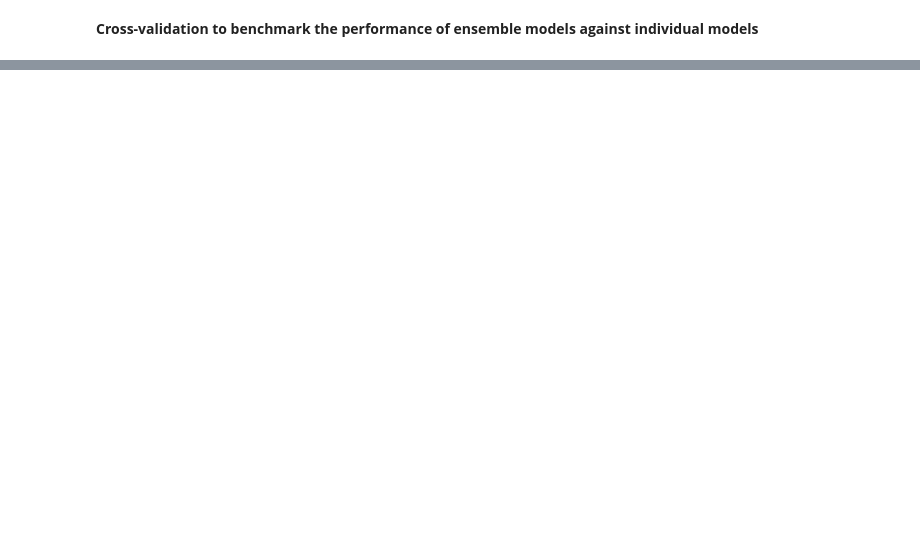
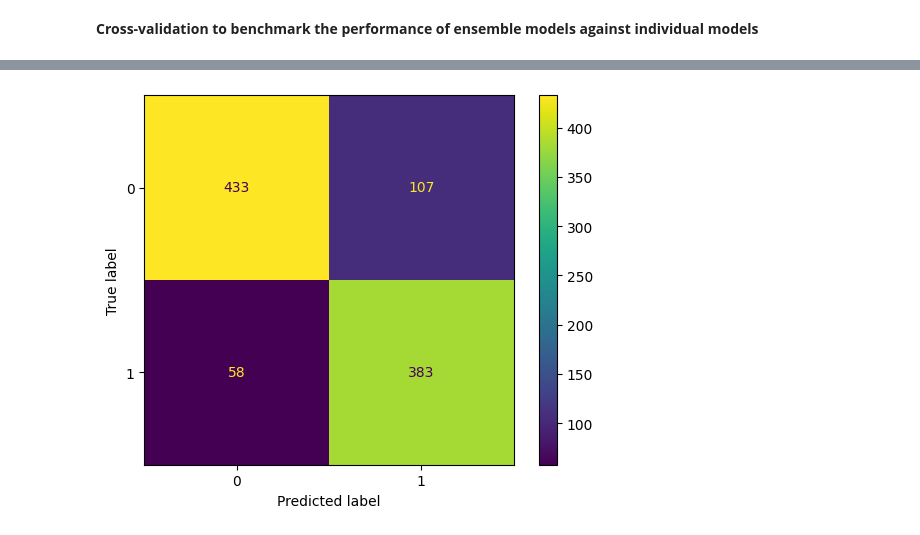
Before and after one commit to MorganChidley/Final-Year-Project, a Jupyter notebook: ml_model.ipynb, the cells around one changed output, grey strips where cells are left out. Drawn from its saved outputs; the diff is of its cells as text; code cells hidden in the pictures; blank space fills up the shorter version.

```diff
--- a/ml_model.ipynb
+++ b/ml_model.ipynb
@@ -988,18 +1019,18 @@ Cross-Validation Benchmarking Complete!
 # %%
+# Final Evaluation on Test Set
+
 import pandas as pd
-import numpy as np
-import matplotlib.pyplot as plt
-from sklearn.model_selection import train_test_split, cross_val_score, KFold
-from sklearn.preprocessing import StandardScaler
-from sklearn.linear_model import LogisticRegression
-from sklearn.tree import DecisionTreeClassifier
-from sklearn.ensemble import RandomForestClassifier, StackingClassifier
+from sklearn.ensemble import StackingClassifier, RandomForestClassifier
 from sklearn.svm import SVC
 from sklearn.neural_network import MLPClassifier
-import xgboost as xgb
-import lightgbm as lgb
+from sklearn.linear_model import LogisticRegression
 from sklearn.pipeline import Pipeline
-from sklearn.metrics import classification_report, confusion_matrix, accuracy_score
+from sklearn.preprocessing import StandardScaler
+from sklearn.model_selection import train_test_split
+from sklearn.metrics import (classification_report, confusion_matrix,
+                             ConfusionMatrixDisplay, roc_curve, auc,
+                             RocCurveDisplay, precision_recall_curve,
+                             PrecisionRecallDisplay)
 
 # Load Dataset
 data = pd.read_csv("final_dataset_1.csv")
@@ -1014,67 +1045,42 @@ y = data['ClassLabel']  # Target variable
 # Handle missing values (fill with median)
 X.fillna(X.median(), inplace=True)
 
-# Feature Scaling
-scaler = StandardScaler()
-X_scaled = scaler.fit_transform(X)
+# Split unseen test set
+X_train_val, X_test, y_train_val, y_test = train_test_split(
+    X, y, test_size=0.2, random_state=42, stratify=y
+)
 
-# Split data into training and test sets
-X_train, X_val, y_train, y_val = train_test_split(X_scaled, y, test_size=0.2, random_state=42)
-
-# Define individual models
-individual_models = {
-    "Random Forest": RandomForestClassifier(n_estimators=100, max_depth=20, min_samples_split=2),  # Updated parameters
-    "SVM": Pipeline([
-        ('scaler', StandardScaler()),
-        ('model', SVC(C=10, kernel='rbf', probability=True))  # Updated parameters
-    ]),
-    "MLP": Pipeline([
-        ('scaler', StandardScaler()),
-        ('model', MLPClassifier(hidden_layer_sizes=(100,), activation='relu', alpha=0.01, solver='adam', max_iter=500))  # Updated parameters
-    ])
-}
-
-# Define ensemble models
+# Define ensemble model (Stacking)
 base_models = [
     ('rf', RandomForestClassifier(n_estimators=100, max_depth=20, min_samples_split=2)),  # Updated parameters
     ('svm', SVC(C=10, kernel='rbf', probability=True)),  # Updated parameters
     ('mlp', MLPClassifier(hidden_layer_sizes=(100,), activation='relu', alpha=0.01, solver='adam', max_iter=500))  # Updated parameters
 ]
-stacking_model = StackingClassifier(estimators=base_models, final_estimator=LogisticRegression())
-xgb_model = xgb.XGBClassifier(n_estimators=100, learning_rate=0.1, max_depth=6, use_label_encoder=False, eval_metric='logloss')
-lgb_model = lgb.LGBMClassifier(n_estimators=100, learning_rate=0.1, max_depth=6)
+meta_model = LogisticRegression()
 
-ensemble_models = {
-    "Stacking Classifier": stacking_model,
-    "XGBoost": xgb_model,
-    "LightGBM": lgb_model
-}
+pipeline = Pipeline([
+    ('scaler', StandardScaler()),
+    ('model', StackingClassifier(estimators=base_models, final_estimator=meta_model))
+])
 
+# Train on full training + validation
+pipeline.fit(X_train_val, y_train_val)
 
-# =====================================================================
-# ADDITIONAL EVALUATION: Precision, Recall, F1 on Validation Set
-# =====================================================================
+# Predict
+y_pred = pipeline.predict(X_test)
+y_probs = pipeline.predict_proba(X_test)[:, 1]
 
-# Pick the best model to evaluate further - let's use MLP from individual_models
-best_model_name = "Stacking Classifier"
-best_model = individual_models[best_model_name]
+# Classification report & Confusion matrix
+print("Classification Report:\n")
+print(classification_report(y_test, y_pred))
+ConfusionMatrixDisplay(confusion_matrix(y_test, y_pred)).plot()
 
-# Train on training set
-print(f"\nTraining {best_model_name} on training data...")
-best_model.fit(X_train, y_train)
+# ROC Curve
+fpr, tpr, _ = roc_curve(y_test, y_probs)
+roc_auc = auc(fpr, tpr)
+RocCurveDisplay(fpr=fpr, tpr=tpr, roc_auc=roc_auc).plot()
 
-# Predict on validation set
-y_pred = best_model.predict(X_val)
-
-# Evaluate metrics
-print(f"\n=== Evaluation on Validation Set using {best_model_name} ===")
-print("\nConfusion Matrix:")
-print(confusion_matrix(y_val, y_pred))
-
-print("\nClassification Report (Precision, Recall, F1-score):")
-print(classification_report(y_val, y_pred))
-
-# Accuracy for comparison
-accuracy = accuracy_score(y_val, y_pred)
-print(f"\nAccuracy on Validation Set: {accuracy:.4f}")
+# Precision-Recall Curve
+precision, recall, _ = precision_recall_curve(y_test, y_probs)
+PrecisionRecallDisplay(precision=precision, recall=recall).plot()
 # %% [output]
@@ -1081,0 +1102 @@ FileNotFoundError: [Errno 2] No such file or directory: 'merged_dataset.csv'
+[figure, added]
```
Also changed, not shown: parts of 7 cells of this notebook.
